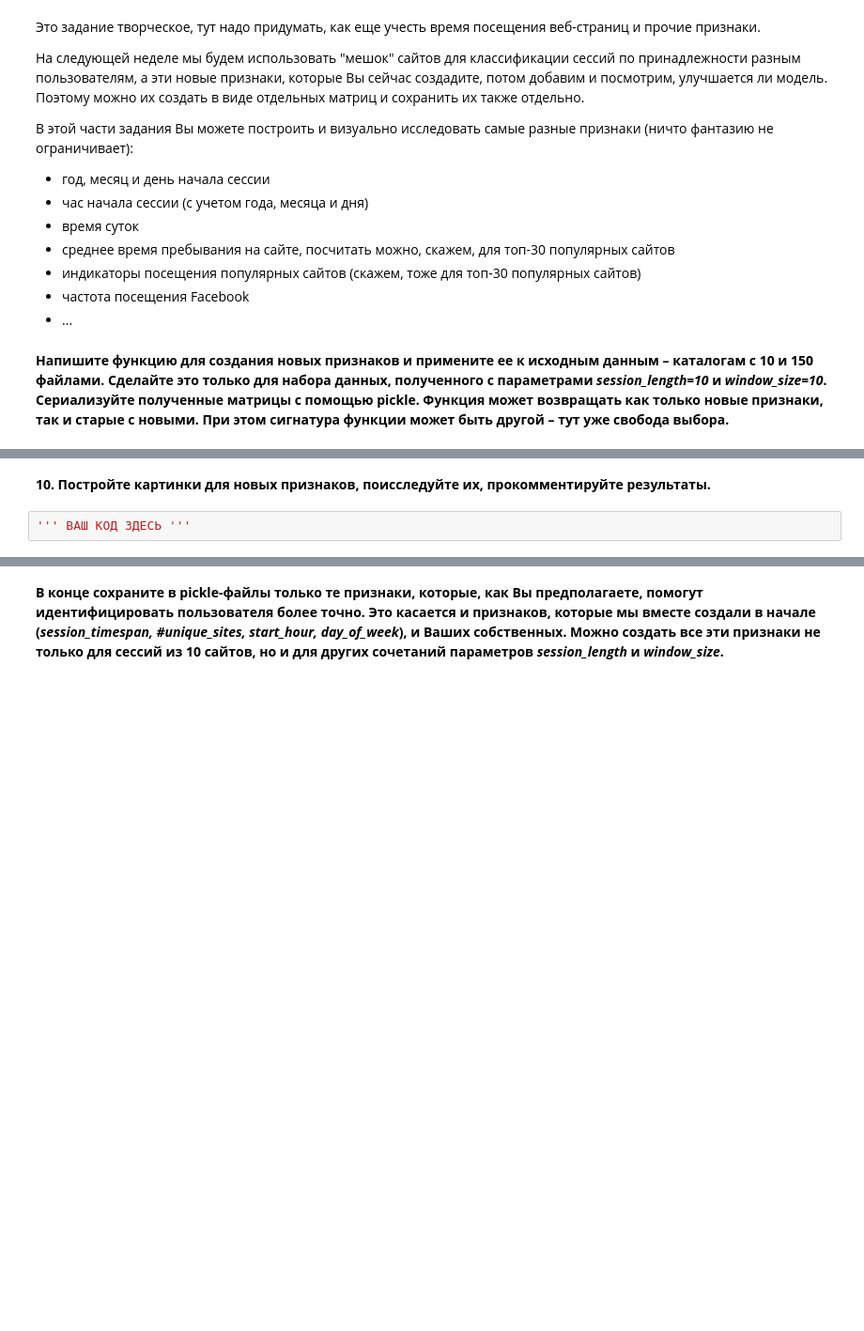
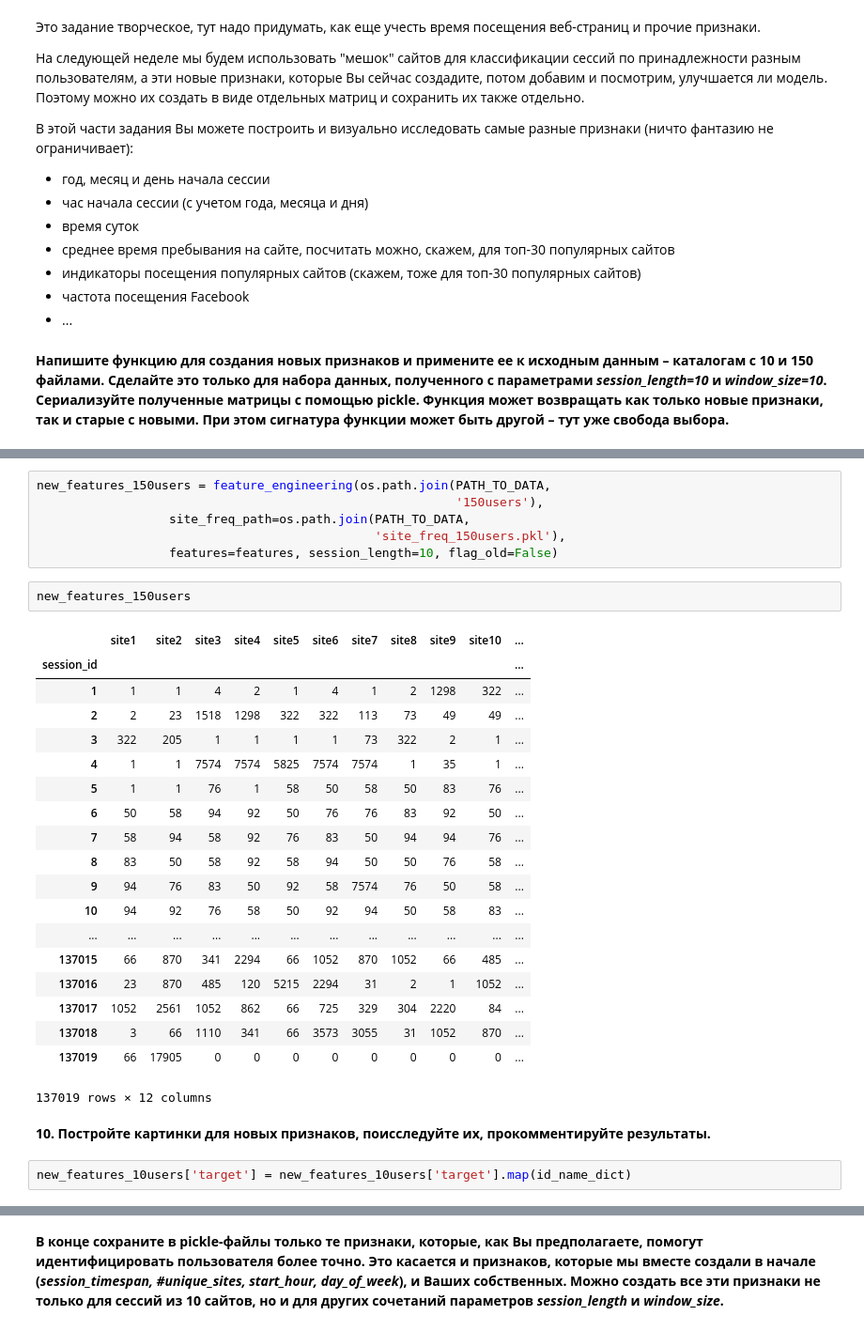
Before and after one commit to EIvanova3/elka, a Jupyter notebook: week3_visual_analysis_and_fe.ipynb, the cells around one changed output, grey strips where cells are left out. Shown: that part at 94% size. Cells and saved outputs as stored; diff of their text form; blank space fills up the shorter version.

```diff
--- a/week3_visual_analysis_and_fe.ipynb
+++ b/week3_visual_analysis_and_fe.ipynb
@@ -467,4 +577,32 @@ new_features_150users = feature_engineering ''' ВАШ КОД ЗДЕСЬ '''
+# %%
+new_features_150users = feature_engineering(os.path.join(PATH_TO_DATA,
+                                                         '150users'),
+                  site_freq_path=os.path.join(PATH_TO_DATA,
+                                              'site_freq_150users.pkl'),
+                  features=features, session_length=10, flag_old=False)
+# %%
+new_features_150users
+# %% [output]
+|  | site1 | site2 | site3 | site4 | site5 | site6 | site7 | site8 | site9 | site10 | ... |
+| session_id |  |  |  |  |  |  |  |  |  |  | ... |
+| 1 | 1 | 1 | 4 | 2 | 1 | 4 | 1 | 2 | 1298 | 322 | ... |
+| 2 | 2 | 23 | 1518 | 1298 | 322 | 322 | 113 | 73 | 49 | 49 | ... |
+| 3 | 322 | 205 | 1 | 1 | 1 | 1 | 73 | 322 | 2 | 1 | ... |
+| 4 | 1 | 1 | 7574 | 7574 | 5825 | 7574 | 7574 | 1 | 35 | 1 | ... |
+| 5 | 1 | 1 | 76 | 1 | 58 | 50 | 58 | 50 | 83 | 76 | ... |
+| 6 | 50 | 58 | 94 | 92 | 50 | 76 | 76 | 83 | 92 | 50 | ... |
+| 7 | 58 | 94 | 58 | 92 | 76 | 83 | 50 | 94 | 94 | 76 | ... |
+| 8 | 83 | 50 | 58 | 92 | 58 | 94 | 50 | 50 | 76 | 58 | ... |
+| 9 | 94 | 76 | 83 | 50 | 92 | 58 | 7574 | 76 | 50 | 58 | ... |
+| 10 | 94 | 92 | 76 | 58 | 50 | 92 | 94 | 50 | 58 | 83 | ... |
+| ... | ... | ... | ... | ... | ... | ... | ... | ... | ... | ... | ... |
+| 137015 | 66 | 870 | 341 | 2294 | 66 | 1052 | 870 | 1052 | 66 | 485 | ... |
+| 137016 | 23 | 870 | 485 | 120 | 5215 | 2294 | 31 | 2 | 1 | 1052 | ... |
+| 137017 | 1052 | 2561 | 1052 | 862 | 66 | 725 | 329 | 304 | 2220 | 84 | ... |
+| 137018 | 3 | 66 | 1110 | 341 | 66 | 3573 | 3055 | 31 | 1052 | 870 | ... |
+| 137019 | 66 | 17905 | 0 | 0 | 0 | 0 | 0 | 0 | 0 | 0 | ... |
+137019 rows × 12 columns
 # %% [markdown]
 **10. Постройте картинки для новых признаков, поисследуйте их, прокомментируйте результаты.**
-# %%
-''' ВАШ КОД ЗДЕСЬ '''
+# %%
+new_features_10users['target'] = new_features_10users['target'].map(id_name_dict)
```
Also changed, not shown: parts of 14 cells of this notebook.
